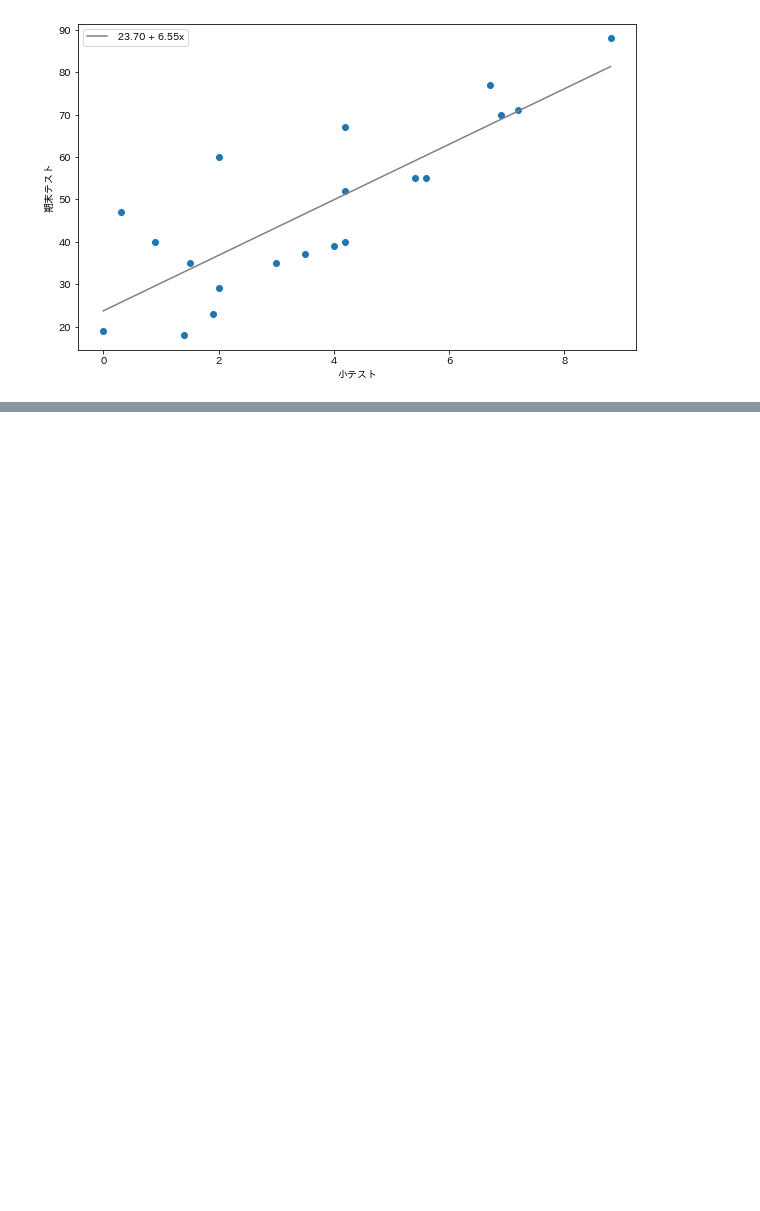
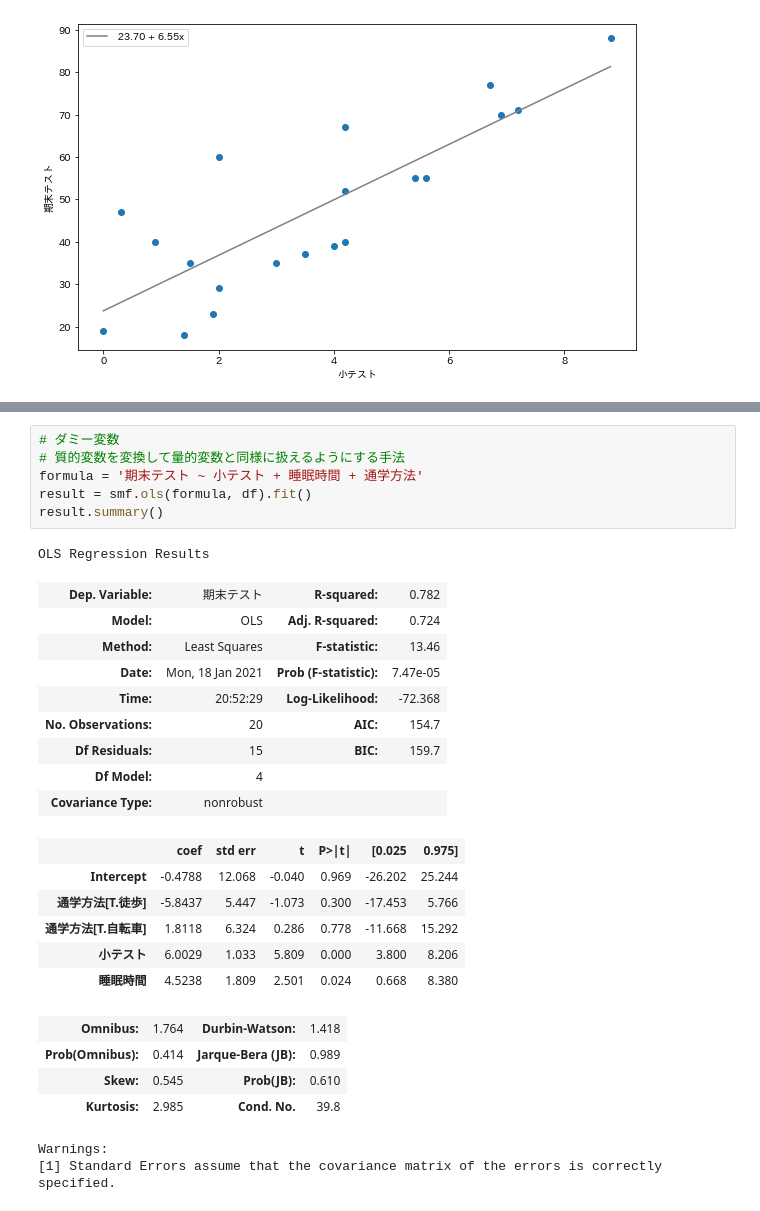
Before and after one commit to yuyahy/Statistical-Analysis-with-Python, a Jupyter notebook: Chap12_Regression_Analysis.ipynb, the cells around one changed output, grey strips where cells are left out. Cells and saved outputs as stored; diff of their text form; blank space fills up the shorter version.

```diff
--- a/Chap12_Regression_Analysis.ipynb
+++ b/Chap12_Regression_Analysis.ipynb
@@ -94,0 +252,29 @@ Warnings:
+# %%
+# ダミー変数
+# 質的変数を変換して量的変数と同様に扱えるようにする手法
+formula = '期末テスト ~ 小テスト + 睡眠時間 + 通学方法'
+result = smf.ols(formula, df).fit()
+result.summary()
+# %% [output]
+OLS Regression Results
+| Dep. Variable: | 期末テスト | R-squared: | 0.782 |
+| Model: | OLS | Adj. R-squared: | 0.724 |
+| Method: | Least Squares | F-statistic: | 13.46 |
+| Date: | Mon, 18 Jan 2021 | Prob (F-statistic): | 7.47e-05 |
+| Time: | 20:52:29 | Log-Likelihood: | -72.368 |
+| No. Observations: | 20 | AIC: | 154.7 |
+| Df Residuals: | 15 | BIC: | 159.7 |
+| Df Model: | 4 |  |  |
+| Covariance Type: | nonrobust |  |  |
+|  | coef | std err | t | P>|t| | [0.025 | 0.975] |
+| Intercept | -0.4788 | 12.068 | -0.040 | 0.969 | -26.202 | 25.244 |
+| 通学方法[T.徒歩] | -5.8437 | 5.447 | -1.073 | 0.300 | -17.453 | 5.766 |
+| 通学方法[T.自転車] | 1.8118 | 6.324 | 0.286 | 0.778 | -11.668 | 15.292 |
+| 小テスト | 6.0029 | 1.033 | 5.809 | 0.000 | 3.800 | 8.206 |
+| 睡眠時間 | 4.5238 | 1.809 | 2.501 | 0.024 | 0.668 | 8.380 |
+| Omnibus: | 1.764 | Durbin-Watson: | 1.418 |
+| Prob(Omnibus): | 0.414 | Jarque-Bera (JB): | 0.989 |
+| Skew: | 0.545 | Prob(JB): | 0.610 |
+| Kurtosis: | 2.985 | Cond. No. | 39.8 |
+Warnings:
+[1] Standard Errors assume that the covariance matrix of the errors is correctly specified.
```
Also changed, not shown: parts of 19 cells of this notebook.
